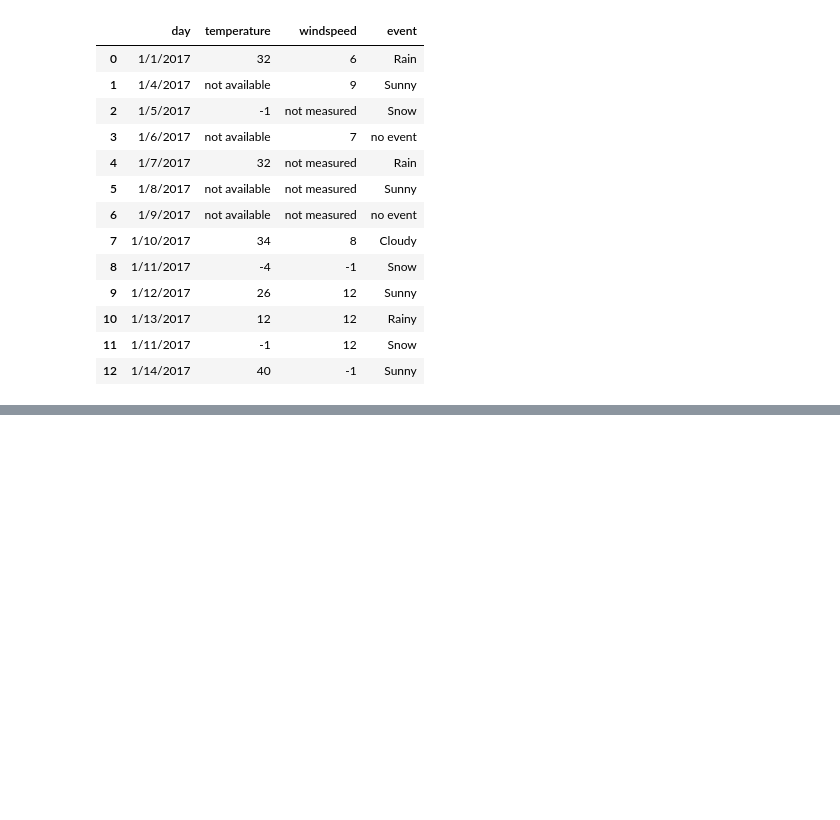
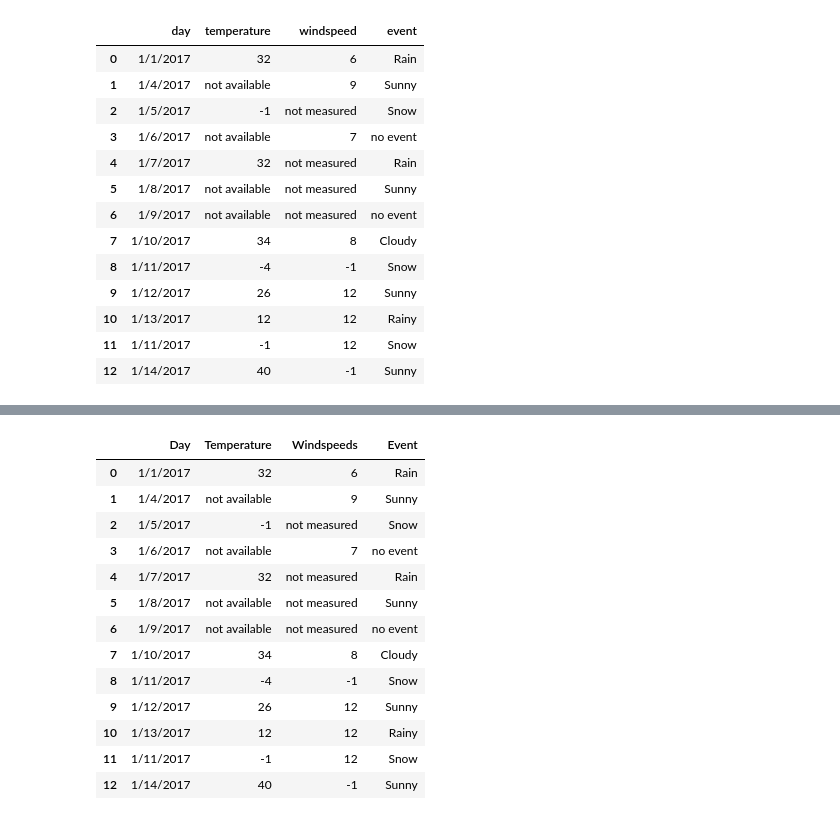
Before and after one commit to Sandip-3/DATA_ML, a Jupyter notebook: Week_Five/Pandas/pnadas_second.ipynb, the cells around one changed output, grey strips where cells are left out. Drawn from its saved outputs; the diff is of its cells as text; code cells hidden in the pictures; blank space fills up the shorter version.

```diff
--- a/Week_Five/Pandas/pnadas_second.ipynb
+++ b/Week_Five/Pandas/pnadas_second.ipynb
@@ -205,0 +225,20 @@ df_weather
+# %%
+# Giving explicitly header to the csv file
+column_names = ['Day', 'Temperature' ,'Windspeeds','Event']
+df_weather = pd.read_csv("Data/weather_data.csv", skiprows=3 ,header=None,names=column_names)
+df_weather
+# %% [output]
+|  | Day | Temperature | Windspeeds | Event |
+| 0 | 1/1/2017 | 32 | 6 | Rain |
+| 1 | 1/4/2017 | not available | 9 | Sunny |
+| 2 | 1/5/2017 | -1 | not measured | Snow |
+| 3 | 1/6/2017 | not available | 7 | no event |
+| 4 | 1/7/2017 | 32 | not measured | Rain |
+| 5 | 1/8/2017 | not available | not measured | Sunny |
+| 6 | 1/9/2017 | not available | not measured | no event |
+| 7 | 1/10/2017 | 34 | 8 | Cloudy |
+| 8 | 1/11/2017 | -4 | -1 | Snow |
+| 9 | 1/12/2017 | 26 | 12 | Sunny |
+| 10 | 1/13/2017 | 12 | 12 | Rainy |
+| 11 | 1/11/2017 | -1 | 12 | Snow |
+| 12 | 1/14/2017 | 40 | -1 | Sunny |
```
Also changed, not shown: parts of 8 cells of this notebook, 5 other files.
